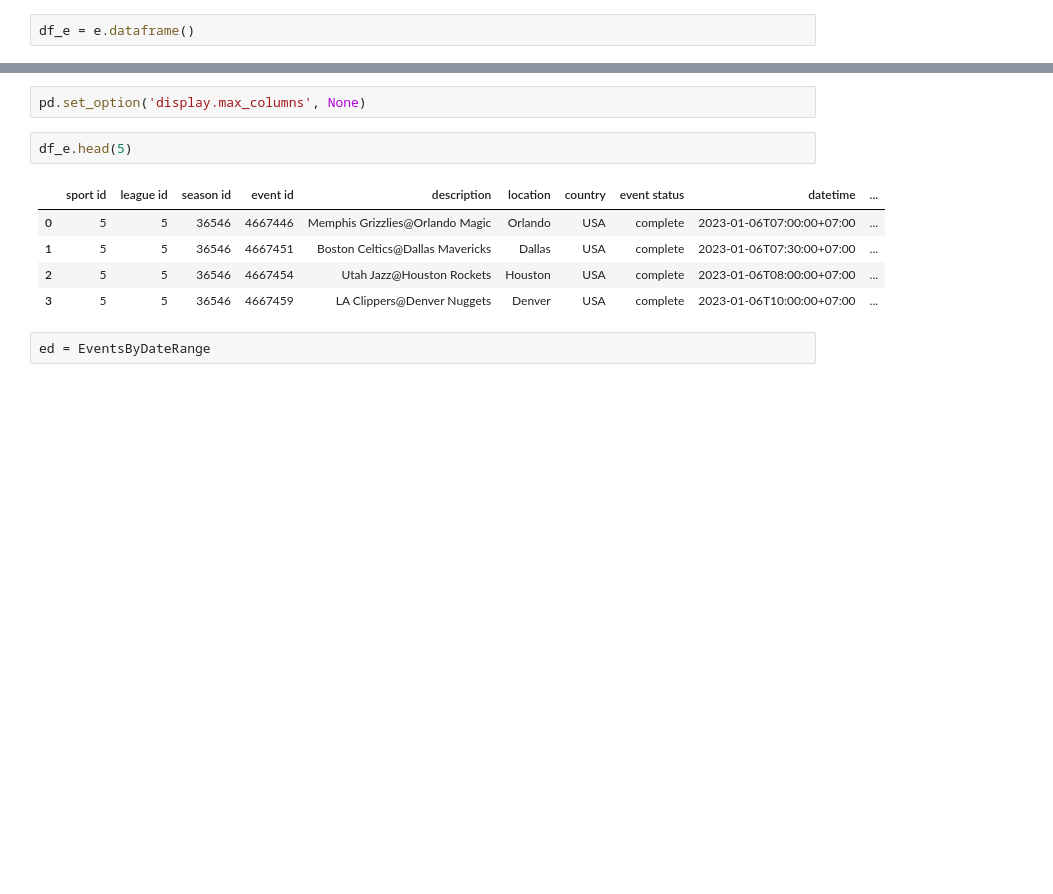
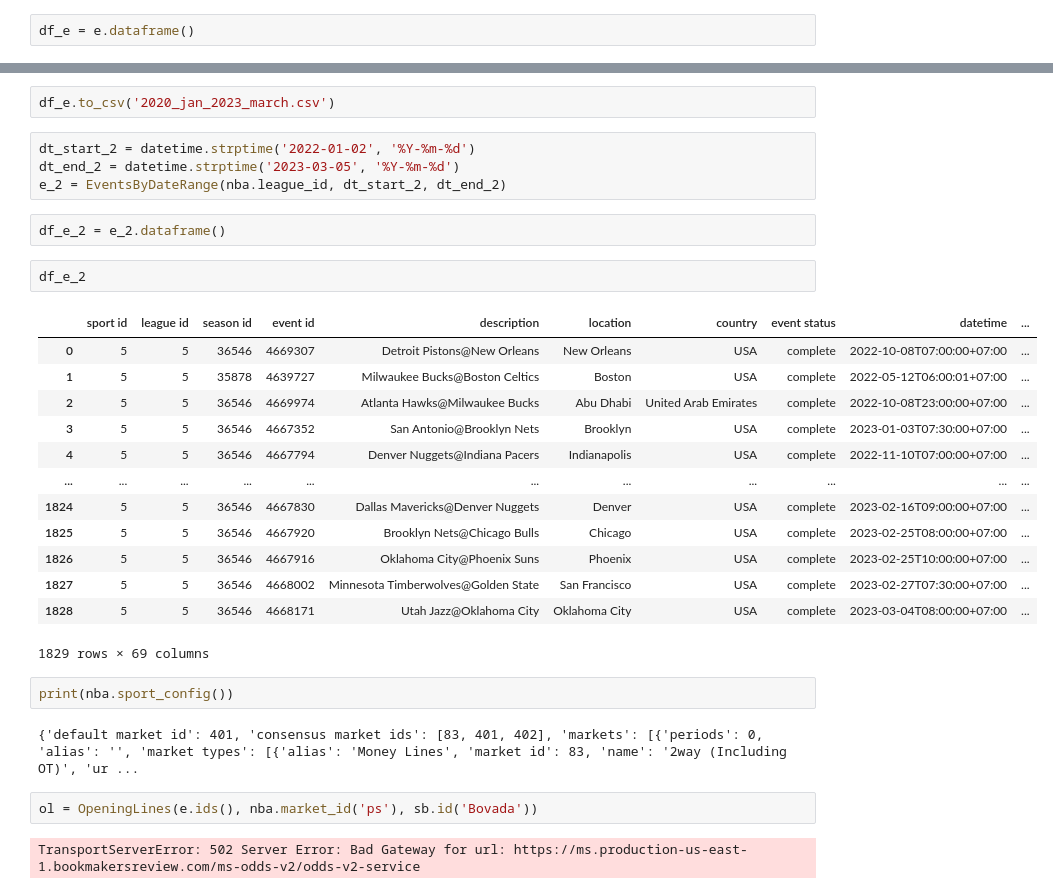
Before and after one commit to alecmatt5/nba_betting_analysis, a Jupyter notebook: pysbrtutorial.ipynb, the cells around one changed output, grey strips where cells are left out. Drawn from its saved outputs; the diff is of its cells as text; blank space fills up the shorter version.

```diff
--- a/pysbrtutorial.ipynb
+++ b/pysbrtutorial.ipynb
@@ -50,13 +55,33 @@ Index(['sport id', 'league id', 'season id', 'event id', 'description',
       dtype='object')
-# %%
-pd.set_option('display.max_columns', None)
-# %%
-df_e.head(5)
-# %% [output]
-|  | sport id | league id | season id | event id | description | location | country | event status | datetime | ... |
-| 0 | 5 | 5 | 36546 | 4667446 | Memphis Grizzlies@Orlando Magic | Orlando | USA | complete | 2023-01-06T07:00:00+07:00 | ... |
-| 1 | 5 | 5 | 36546 | 4667451 | Boston Celtics@Dallas Mavericks | Dallas | USA | complete | 2023-01-06T07:30:00+07:00 | ... |
-| 2 | 5 | 5 | 36546 | 4667454 | Utah Jazz@Houston Rockets | Houston | USA | complete | 2023-01-06T08:00:00+07:00 | ... |
-| 3 | 5 | 5 | 36546 | 4667459 | LA Clippers@Denver Nuggets | Denver | USA | complete | 2023-01-06T10:00:00+07:00 | ... |
-# %%
-ed = EventsByDateRange
+# %%
+df_e.to_csv('2020_jan_2023_march.csv')
+# %%
+dt_start_2 = datetime.strptime('2022-01-02', '%Y-%m-%d')
+dt_end_2 = datetime.strptime('2023-03-05', '%Y-%m-%d')
+e_2 = EventsByDateRange(nba.league_id, dt_start_2, dt_end_2)
+# %%
+df_e_2 = e_2.dataframe()
+# %%
+df_e_2
+# %% [output]
+|  | sport id | league id | season id | event id | description | location | country | event status | datetime | ... |
+| 0 | 5 | 5 | 36546 | 4669307 | Detroit Pistons@New Orleans | New Orleans | USA | complete | 2022-10-08T07:00:00+07:00 | ... |
+| 1 | 5 | 5 | 35878 | 4639727 | Milwaukee Bucks@Boston Celtics | Boston | USA | complete | 2022-05-12T06:00:01+07:00 | ... |
+| 2 | 5 | 5 | 36546 | 4669974 | Atlanta Hawks@Milwaukee Bucks | Abu Dhabi | United Arab Emirates | complete | 2022-10-08T23:00:00+07:00 | ... |
+| 3 | 5 | 5 | 36546 | 4667352 | San Antonio@Brooklyn Nets | Brooklyn | USA | complete | 2023-01-03T07:30:00+07:00 | ... |
+| 4 | 5 | 5 | 36546 | 4667794 | Denver Nuggets@Indiana Pacers | Indianapolis | USA | complete | 2022-11-10T07:00:00+07:00 | ... |
+| ... | ... | ... | ... | ... | ... | ... | ... | ... | ... | ... |
+| 1824 | 5 | 5 | 36546 | 4667830 | Dallas Mavericks@Denver Nuggets | Denver | USA | complete | 2023-02-16T09:00:00+07:00 | ... |
+| 1825 | 5 | 5 | 36546 | 4667920 | Brooklyn Nets@Chicago Bulls | Chicago | USA | complete | 2023-02-25T08:00:00+07:00 | ... |
+| 1826 | 5 | 5 | 36546 | 4667916 | Oklahoma City@Phoenix Suns | Phoenix | USA | complete | 2023-02-25T10:00:00+07:00 | ... |
+| 1827 | 5 | 5 | 36546 | 4668002 | Minnesota Timberwolves@Golden State | San Francisco | USA | complete | 2023-02-27T07:30:00+07:00 | ... |
+| 1828 | 5 | 5 | 36546 | 4668171 | Utah Jazz@Oklahoma City | Oklahoma City | USA | complete | 2023-03-04T08:00:00+07:00 | ... |
+1829 rows × 69 columns
+# %%
+print(nba.sport_config())
+# %% [output]
+{'default market id': 401, 'consensus market ids': [83, 401, 402], 'markets': [{'periods': 0, 'alias': '', 'market types': [{'alias': 'Money Lines', 'market id': 83, 'name': '2way (Including OT)', 'ur ...
+# %%
+ol = OpeningLines(e.ids(), nba.market_id('ps'), sb.id('Bovada'))
+# %% [output]
+TransportServerError: 502 Server Error: Bad Gateway for url: https://ms.production-us-east-1.bookmakersreview.com/ms-odds-v2/odds-v2-service
```
Also changed, not shown: parts of 5 cells of this notebook, 2 other files.
